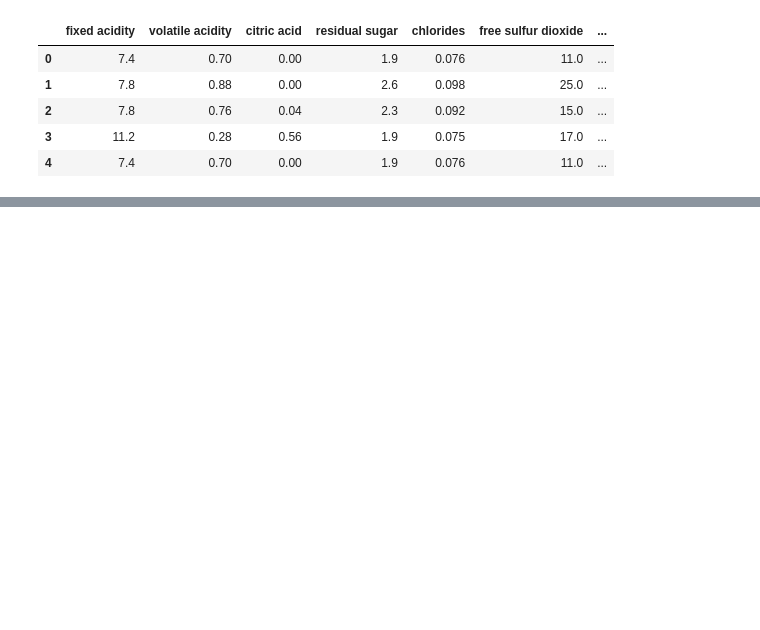
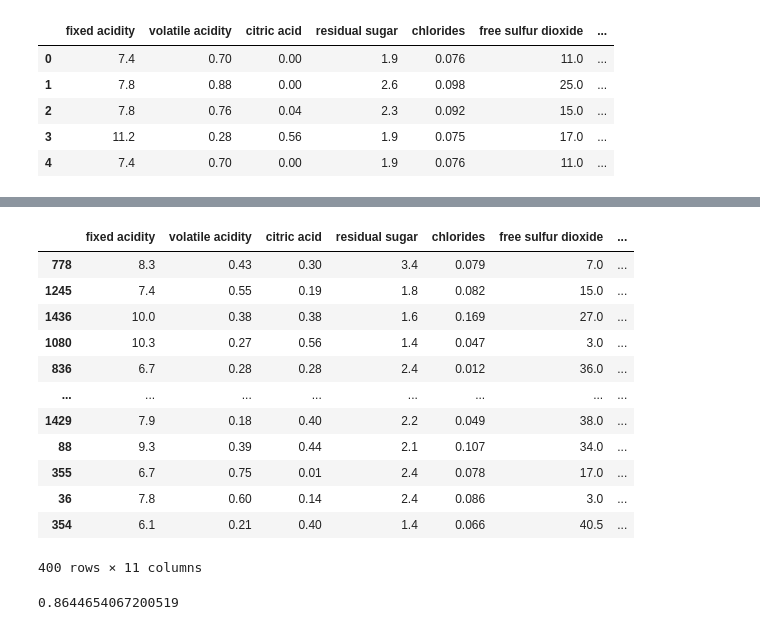
Before and after one commit to nishanth4894/24th-jun-mlflow-class, a Jupyter notebook: test.ipynb, the cells around one changed output, grey strips where cells are left out. Saved outputs shown, nothing was run; the diff lists cells and outputs as text; code cells hidden in the pictures; blank space fills up the shorter version.

```diff
--- a/test.ipynb
+++ b/test.ipynb
@@ -12,0 +58,6 @@ data.head()
+# %%
+X_train=train.drop(["quality"],axis=1)
+X_test=test.drop(["quality"],axis=1)
+
+y_train=train[["quality"]]
+y_test=test[["quality"]]
@@ -12,0 +69,16 @@ data.head()
+# %%
+X_test
+# %% [output]
+|  | fixed acidity | volatile acidity | citric acid | residual sugar | chlorides | free sulfur dioxide | ... |
+| 778 | 8.3 | 0.43 | 0.30 | 3.4 | 0.079 | 7.0 | ... |
+| 1245 | 7.4 | 0.55 | 0.19 | 1.8 | 0.082 | 15.0 | ... |
+| 1436 | 10.0 | 0.38 | 0.38 | 1.6 | 0.169 | 27.0 | ... |
+| 1080 | 10.3 | 0.27 | 0.56 | 1.4 | 0.047 | 3.0 | ... |
+| 836 | 6.7 | 0.28 | 0.28 | 2.4 | 0.012 | 36.0 | ... |
+| ... | ... | ... | ... | ... | ... | ... | ... |
+| 1429 | 7.9 | 0.18 | 0.40 | 2.2 | 0.049 | 38.0 | ... |
+| 88 | 9.3 | 0.39 | 0.44 | 2.1 | 0.107 | 34.0 | ... |
+| 355 | 6.7 | 0.75 | 0.01 | 2.4 | 0.078 | 17.0 | ... |
+| 36 | 7.8 | 0.60 | 0.14 | 2.4 | 0.086 | 3.0 | ... |
+| 354 | 6.1 | 0.21 | 0.40 | 1.4 | 0.066 | 40.5 | ... |
+400 rows × 11 columns
@@ -12,0 +89,4 @@ data.head()
+# %%
+roc_auc_score
+# %% [output]
+0.8644654067200519
```
Also changed, not shown: parts of 8 cells of this notebook, 1 other file.
